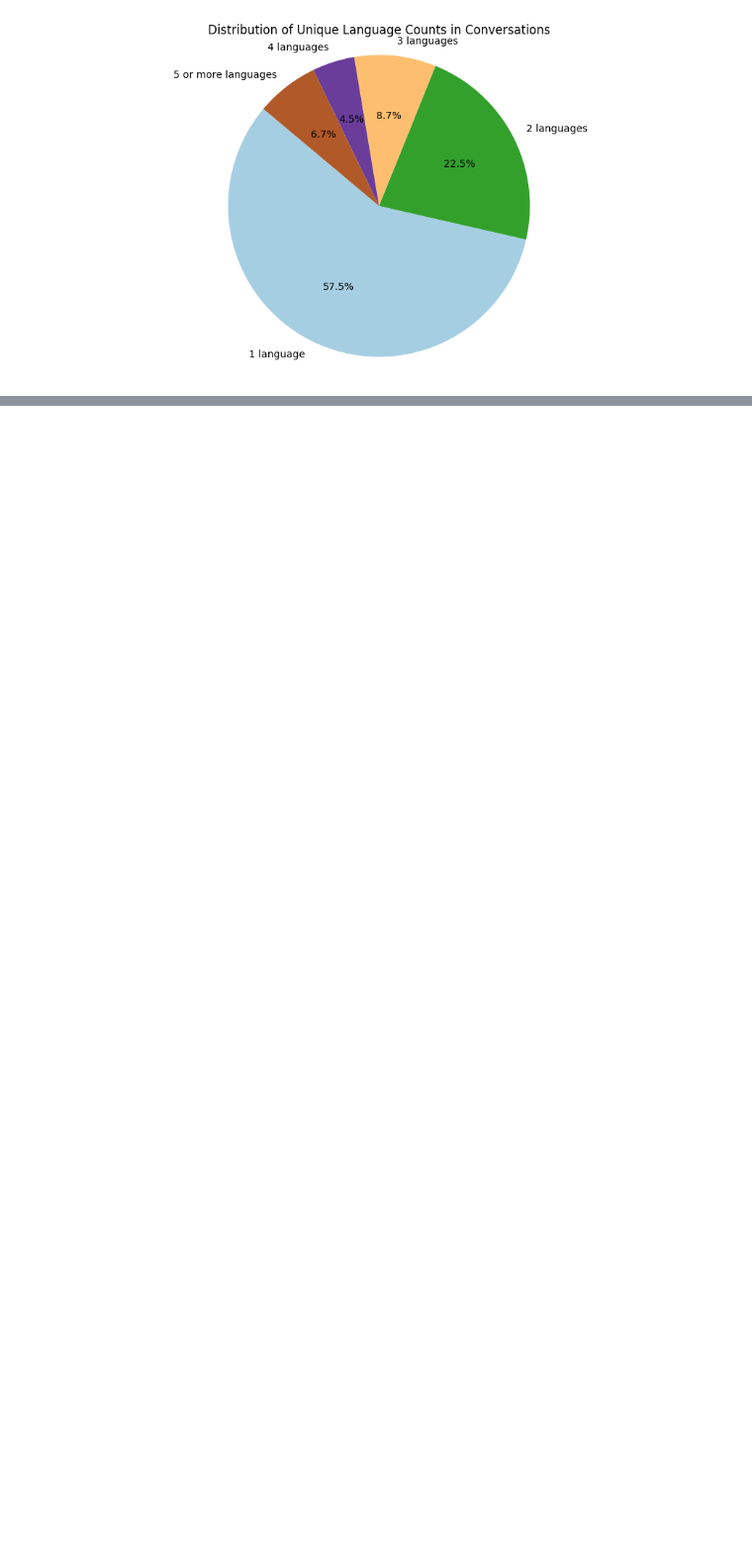
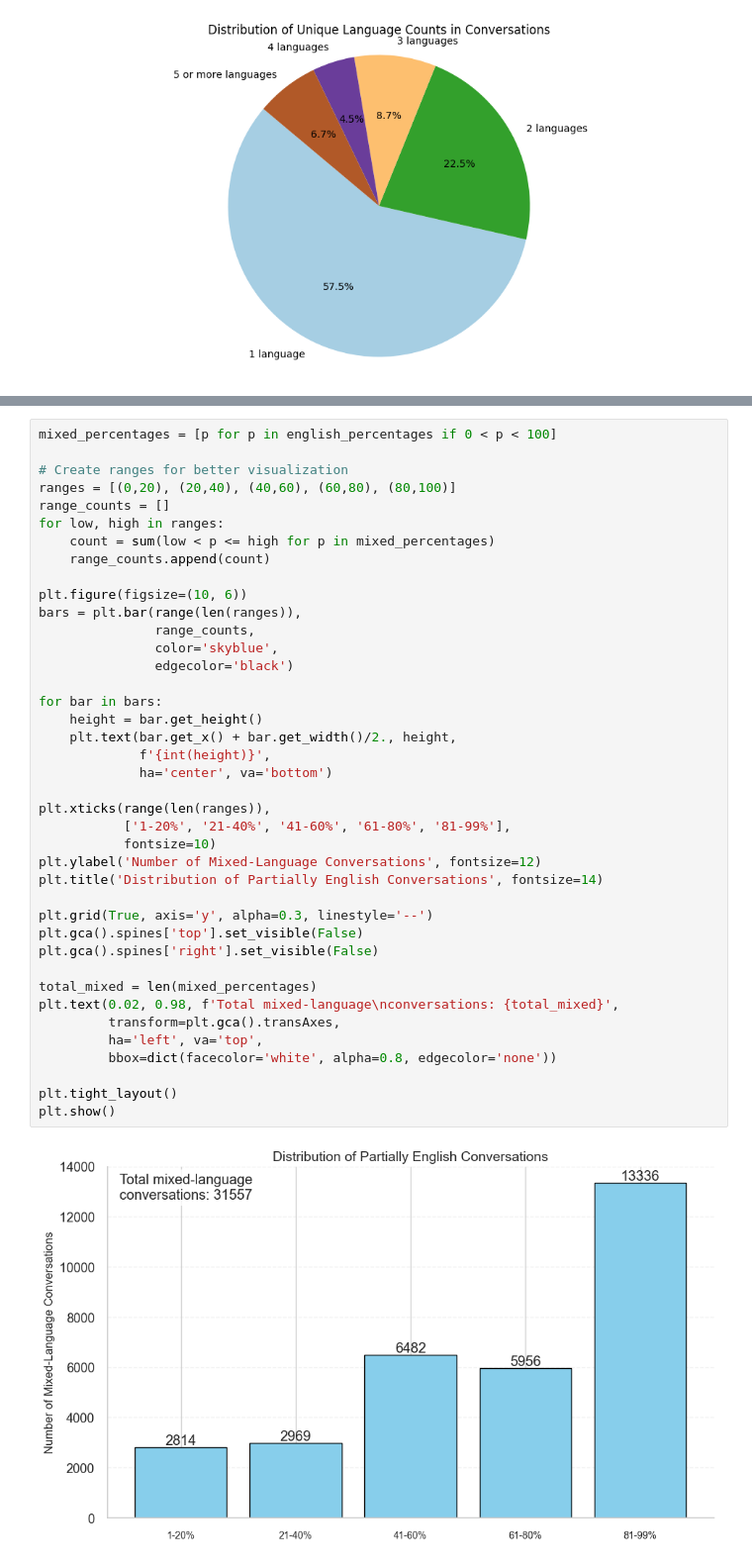
Before and after one commit to Fybex/chatgpt-conversations-analysis, a Jupyter notebook: 2_eda.ipynb, the cells around one changed output, grey strips where cells are left out. Shown at 99% size. Saved outputs shown, nothing was run; the diff lists cells and outputs as text; blank space fills up the shorter version.

```diff
--- a/2_eda.ipynb
+++ b/2_eda.ipynb
@@ -317,3 +353,45 @@ plt.show()
+# %%
+mixed_percentages = [p for p in english_percentages if 0 < p < 100]
+
+# Create ranges for better visualization
+ranges = [(0,20), (20,40), (40,60), (60,80), (80,100)]
+range_counts = []
+for low, high in ranges:
+    count = sum(low < p <= high for p in mixed_percentages)
+    range_counts.append(count)
+
+plt.figure(figsize=(10, 6))
+bars = plt.bar(range(len(ranges)),
+               range_counts,
+               color='skyblue',
+               edgecolor='black')
+
+for bar in bars:
+    height = bar.get_height()
+    plt.text(bar.get_x() + bar.get_width()/2., height,
+             f'{int(height)}',
+             ha='center', va='bottom')
+
+plt.xticks(range(len(ranges)),
+           ['1-20%', '21-40%', '41-60%', '61-80%', '81-99%'],
+           fontsize=10)
+plt.ylabel('Number of Mixed-Language Conversations', fontsize=12)
+plt.title('Distribution of Partially English Conversations', fontsize=14)
+
+plt.grid(True, axis='y', alpha=0.3, linestyle='--')
+plt.gca().spines['top'].set_visible(False)
+plt.gca().spines['right'].set_visible(False)
+
+total_mixed = len(mixed_percentages)
+plt.text(0.02, 0.98, f'Total mixed-language\nconversations: {total_mixed}',
+         transform=plt.gca().transAxes,
+         ha='left', va='top',
+         bbox=dict(facecolor='white', alpha=0.8, edgecolor='none'))
+
+plt.tight_layout()
+plt.show()
+# %% [output]
+[figure, added]
 # %%
 df_temp = df_expanded.copy()
 df_temp['next_user'] = df_temp.groupby('post_number')['user'].shift(-1)
```
Also changed, not shown: parts of 44 cells of this notebook, 4 other files.
